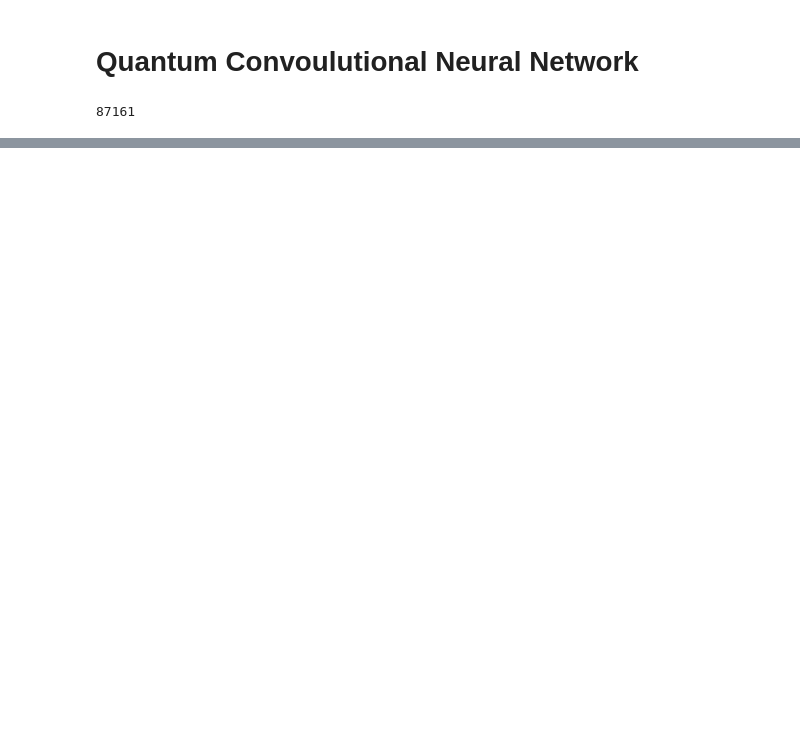
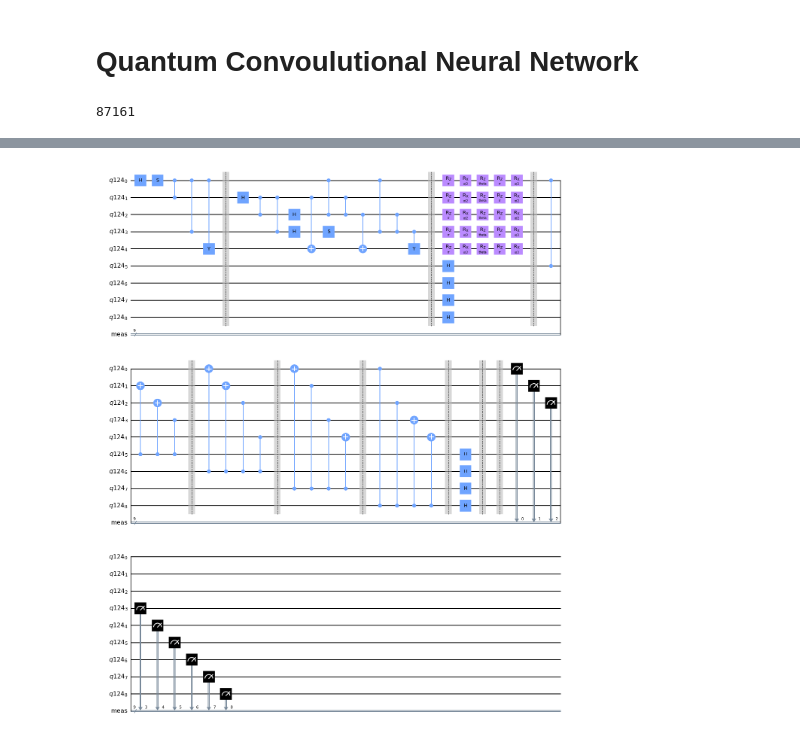
Before and after one commit to anfry15rudals/Qbrain, a Jupyter notebook: QSNN_v2.ipynb, the cells around one changed output, grey strips where cells are left out. Drawn from its saved outputs; the diff is of its cells as text; code cells hidden in the pictures; blank space fills up the shorter version.

```diff
--- a/QSNN_v2.ipynb
+++ b/QSNN_v2.ipynb
@@ -578,0 +478,2 @@ model(test_x.view(len(test_x), -1))
+# %%
+best_statedict = datas['qsnn']['best_model'][0]
@@ -578,0 +613,13 @@ model(test_x.view(len(test_x), -1))
+# %%
+test_batch = iter(test_loader)
+pred_data, input_data, target_data = [], [], []
+for it, (test_data, test_targets) in tqdm(enumerate(test_batch),leave=False):
+    test_data = test_data.to(device)
+    test_targets = test_targets.to(device)
+    for i in range(len(test_data)):
+        input_data.append(test_data.tolist()[i])
+        target_data.append(test_targets.tolist()[i])
+
+    test_preds = model(test_data.view(len(test_data), -1))
+    for p in test_preds:
+        pred_data.append(p)
@@ -578,0 +720,7 @@ model(test_x.view(len(test_x), -1))
+# %%
+circuit = QuantumCircuit_QEC(ibmq_backend)
+# %%
+# testdata = test_loader.dataset[:][0][0].view(1,1,28,28)
+testdata = test_loader.dataset[:][0]
+result = circuit.run(torch.tensor(testdata).view(len(testdata), -1))
+result
@@ -578,0 +740,4 @@ model(test_x.view(len(test_x), -1))
+# %%
+circuit._circuit.draw('mpl')
+# %% [output]
+[figure, added]
```
Also changed, not shown: parts of 60 cells of this notebook, 3 other files.
